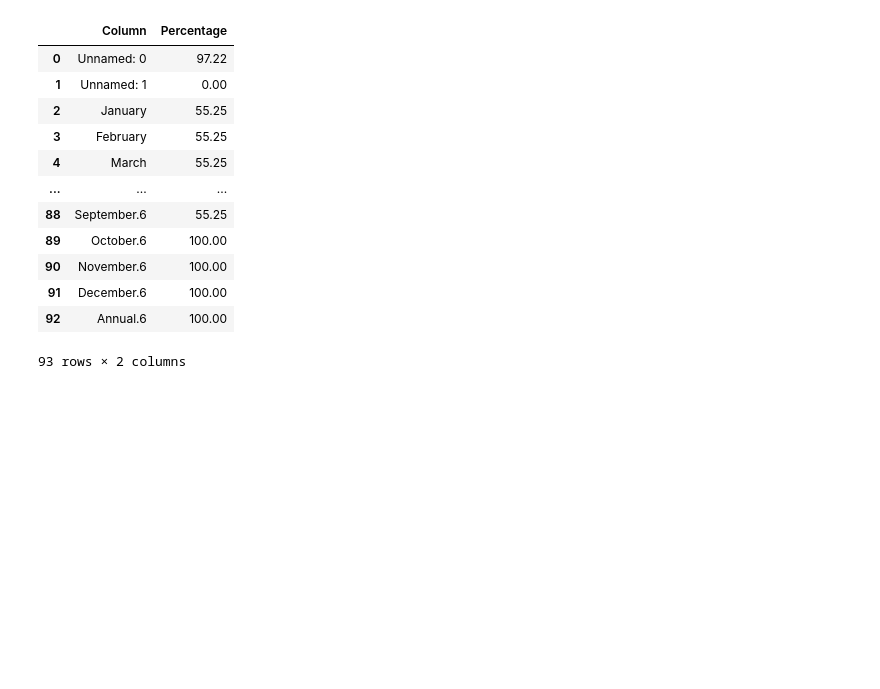
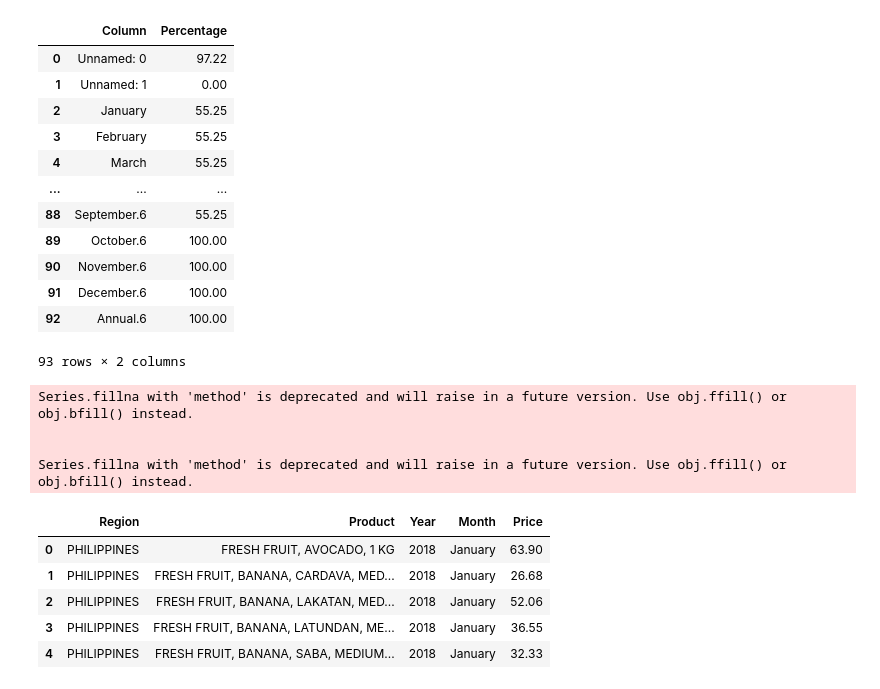
Before and after one commit to RRENN02/Prelims-PH_FruitRetail, a Jupyter notebook: fruit_retail.ipynb, the cells around one changed output. Saved outputs shown, nothing was run; the diff lists cells and outputs as text; code cells hidden in the pictures; blank space fills up the shorter version.

Commit message:
Update fruit_retail.ipynb
melting

```diff
--- a/fruit_retail.ipynb
+++ b/fruit_retail.ipynb
@@ -128,3 +128,54 @@ df_null
 | 91 | December.6 | 100.00 |
 | 92 | Annual.6 | 100.00 |
 93 rows × 2 columns
+# %%
+# Forward-fill the regions (Unnamed: 0) and product names (Unnamed: 1) to deal with the multi-level structure
+df['Unnamed: 0'].fillna(method='ffill', inplace=True)  # Regions
+df['Unnamed: 1'].fillna(method='ffill', inplace=True)  # Products
+
+
+df.rename(columns={'Unnamed: 0': 'Region', 'Unnamed: 1': 'Product'}, inplace=True)
+
+df_csv_cleaned = df.loc[:, ~df.columns.str.contains('Annual')]
+
+years = []
+current_year = 2018
+
+for col in df_csv_cleaned.columns[2:]:
+    if 'January' in col:
+        years.append(str(current_year))
+        current_year += 1
+    else:
+        years.append(str(current_year - 1))
+
+# Assign the months in a repeating sequence (January to December)
+months = ['January', 'February', 'March', 'April', 'May', 'June', 'July', 'August', 'September', 'October', 'November', 'December']
+months_repeated = months * (len(df_csv_cleaned.columns[2:]) // 12)
+
+# Create a MultiIndex for the columns with Year and Month
+df_csv_cleaned.columns = pd.MultiIndex.from_tuples([('Region', ''), ('Product', '')] + list(zip(years, months_repeated)))
+
+# Melt the data with Region and Product as identifiers
+df_melted_csv = pd.melt(
+    df_csv_cleaned,
+    id_vars=['Region', 'Product'],
+    var_name=['Year', 'Month'],
+    value_name='Price'
+)
+
+# Replace '..' with NaN and drop rows where Price is NaN
+df_melted_csv.replace('..', pd.NA, inplace=True)
+df_melted_csv.dropna(subset=['Price'], inplace=True)
+
+df_melted_csv.head()
+# %% [output]
+Series.fillna with 'method' is deprecated and will raise in a future version. Use obj.ffill() or obj.bfill() instead.
+
+
+Series.fillna with 'method' is deprecated and will raise in a future version. Use obj.ffill() or obj.bfill() instead.
+|  | Region | Product | Year | Month | Price |
+| 0 | PHILIPPINES | FRESH FRUIT, AVOCADO, 1 KG | 2018 | January | 63.90 |
+| 1 | PHILIPPINES | FRESH FRUIT, BANANA, CARDAVA, MED... | 2018 | January | 26.68 |
+| 2 | PHILIPPINES | FRESH FRUIT, BANANA, LAKATAN, MED... | 2018 | January | 52.06 |
+| 3 | PHILIPPINES | FRESH FRUIT, BANANA, LATUNDAN, ME... | 2018 | January | 36.55 |
+| 4 | PHILIPPINES | FRESH FRUIT, BANANA, SABA, MEDIUM... | 2018 | January | 32.33 |
```
